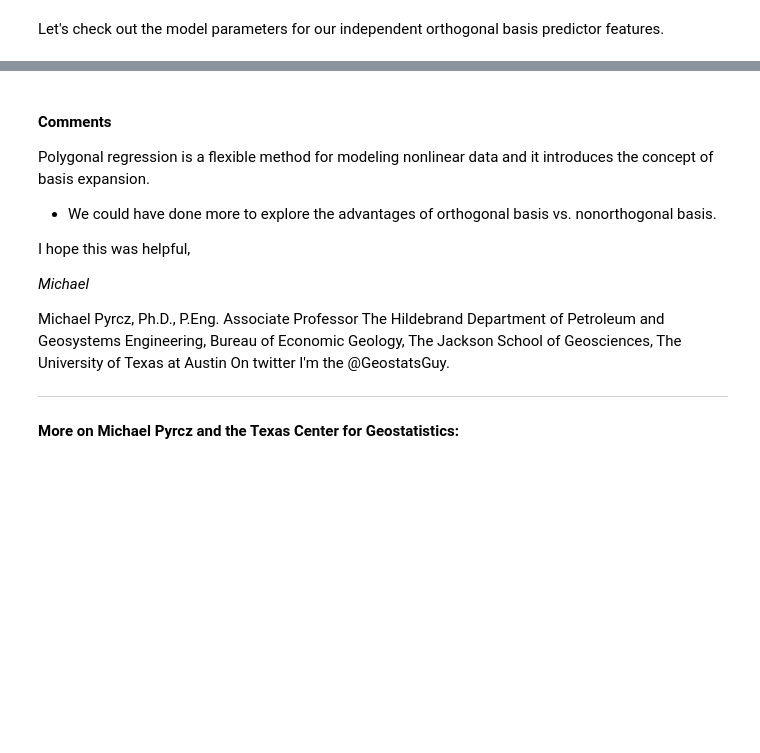
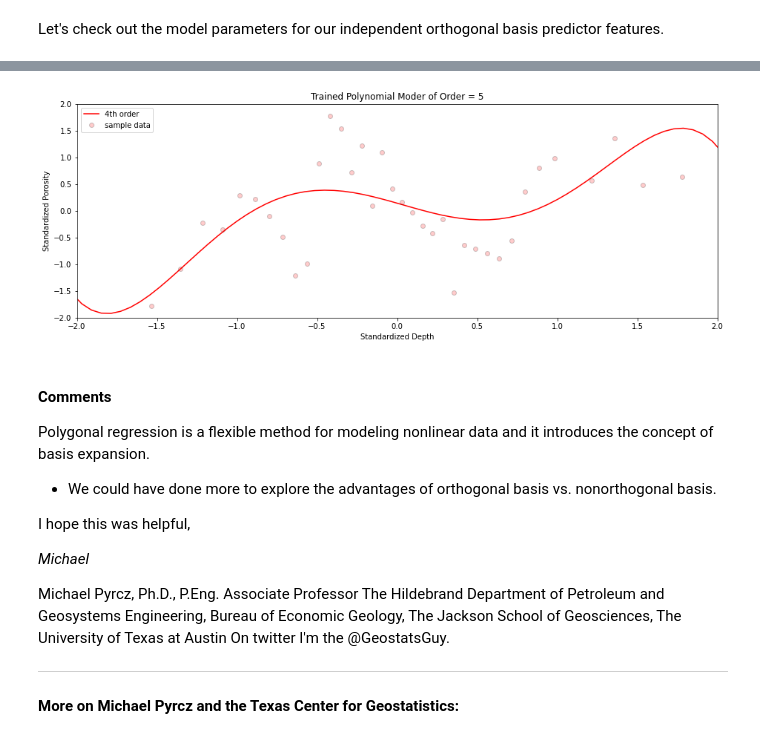
Before and after one commit to GeostatsGuy/PythonNumericalDemos, a Jupyter notebook: SubsurfaceDataAnalytics_PolygonalRegression.ipynb, the cells around one changed output, grey strips where cells are left out. Cells and saved outputs as stored; diff of their text form; code cells hidden in the pictures; blank space fills up the shorter version.

```diff
--- a/SubsurfaceDataAnalytics_PolygonalRegression.ipynb
+++ b/SubsurfaceDataAnalytics_PolygonalRegression.ipynb
@@ -649,3 +687,25 @@ array([-6.73500338e-17,  2.70524700e+00, -1.44747655e+00,  1.04486290e+00,
+# %%
+from sklearn.preprocessing import PolynomialFeatures
+from sklearn.pipeline import make_pipeline
+
+order=5                                                 # set the polynomial order
+
+polyreg=make_pipeline(PolynomialFeatures(order),LinearRegression()) # make the modeling pipeline
+polyreg.fit(depth_ns.values.reshape(-1, 1), Npor_ns)    # fit the model to the data
+Npor_hat = polyreg.predict(depth_ns_values.reshape(-1, 1)) # predict with the modeling pipeline
+
+plt.subplot(111)
+plt.plot(depth_ns_values,Npor_hat, label='4th order',color = 'red')
+plt.plot(depth_ns, Npor_ns, 'o', label='sample data', color = 'red', alpha = 0.2, markeredgecolor = 'black')
+plt.title('Trained Polynomial Moder of Order = ' + str(order))
+plt.xlabel('Standardized Depth')
+plt.ylabel('Standardized Porosity')
+plt.xlim(-2,2); plt.ylim(-2,2)
+plt.legend()
+plt.subplots_adjust(left=0.0, bottom=0.0, right=2.0, top=1.0, wspace=0.2, hspace=0.2)
+plt.show()
+# %% [output]
+[figure, added]
 # %% [markdown]
 #### Comments
 
```
Also changed, not shown: parts of 24 cells of this notebook.
